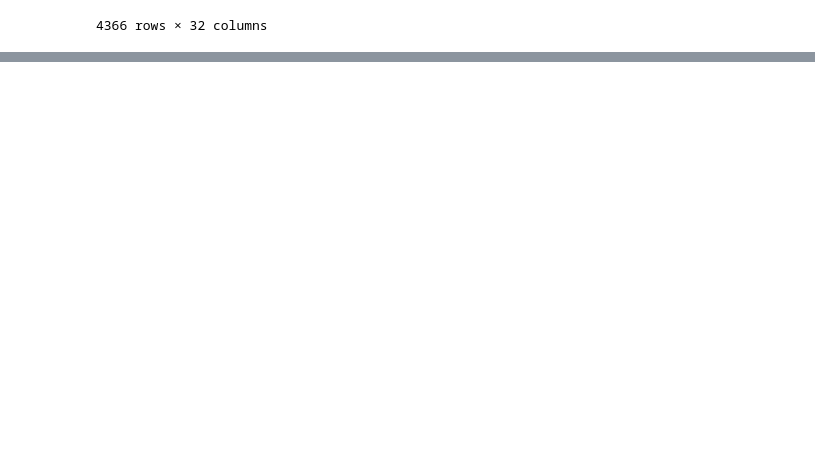
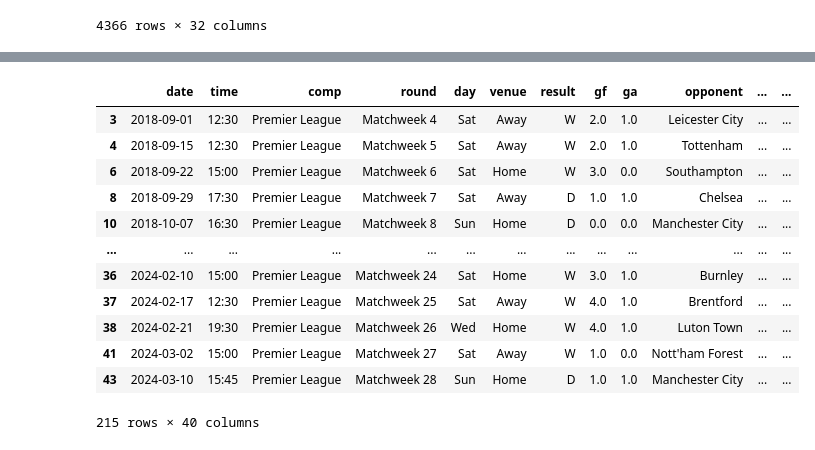
Before and after one commit to cschneggenburger/group-2-project-2, a Jupyter notebook: epl_2/model_2.ipynb, the cells around one changed output, grey strips where cells are left out. Saved outputs shown, nothing was run; the diff lists cells and outputs as text; code cells hidden in the pictures; blank space fills up the shorter version.

```diff
--- a/epl_2/model_2.ipynb
+++ b/epl_2/model_2.ipynb
@@ -230,0 +295,17 @@ weighted avg       0.40      0.43      0.40       874
+# %%
+# Calculate rolling averages for cols in new_cols within the 'group' DataFrame.
+rolling_avg(group, cols, new_cols)
+# %% [output]
+|  | date | time | comp | round | day | venue | result | gf | ga | opponent | ... | ... |
+| 3 | 2018-09-01 | 12:30 | Premier League | Matchweek 4 | Sat | Away | W | 2.0 | 1.0 | Leicester City | ... | ... |
+| 4 | 2018-09-15 | 12:30 | Premier League | Matchweek 5 | Sat | Away | W | 2.0 | 1.0 | Tottenham | ... | ... |
+| 6 | 2018-09-22 | 15:00 | Premier League | Matchweek 6 | Sat | Home | W | 3.0 | 0.0 | Southampton | ... | ... |
+| 8 | 2018-09-29 | 17:30 | Premier League | Matchweek 7 | Sat | Away | D | 1.0 | 1.0 | Chelsea | ... | ... |
+| 10 | 2018-10-07 | 16:30 | Premier League | Matchweek 8 | Sun | Home | D | 0.0 | 0.0 | Manchester City | ... | ... |
+| ... | ... | ... | ... | ... | ... | ... | ... | ... | ... | ... | ... | ... |
+| 36 | 2024-02-10 | 15:00 | Premier League | Matchweek 24 | Sat | Home | W | 3.0 | 1.0 | Burnley | ... | ... |
+| 37 | 2024-02-17 | 12:30 | Premier League | Matchweek 25 | Sat | Away | W | 4.0 | 1.0 | Brentford | ... | ... |
+| 38 | 2024-02-21 | 19:30 | Premier League | Matchweek 26 | Wed | Home | W | 4.0 | 1.0 | Luton Town | ... | ... |
+| 41 | 2024-03-02 | 15:00 | Premier League | Matchweek 27 | Sat | Away | W | 1.0 | 0.0 | Nott'ham Forest | ... | ... |
+| 43 | 2024-03-10 | 15:45 | Premier League | Matchweek 28 | Sun | Home | D | 1.0 | 1.0 | Manchester City | ... | ... |
+215 rows × 40 columns
```
Also changed, not shown: parts of 20 cells of this notebook.
